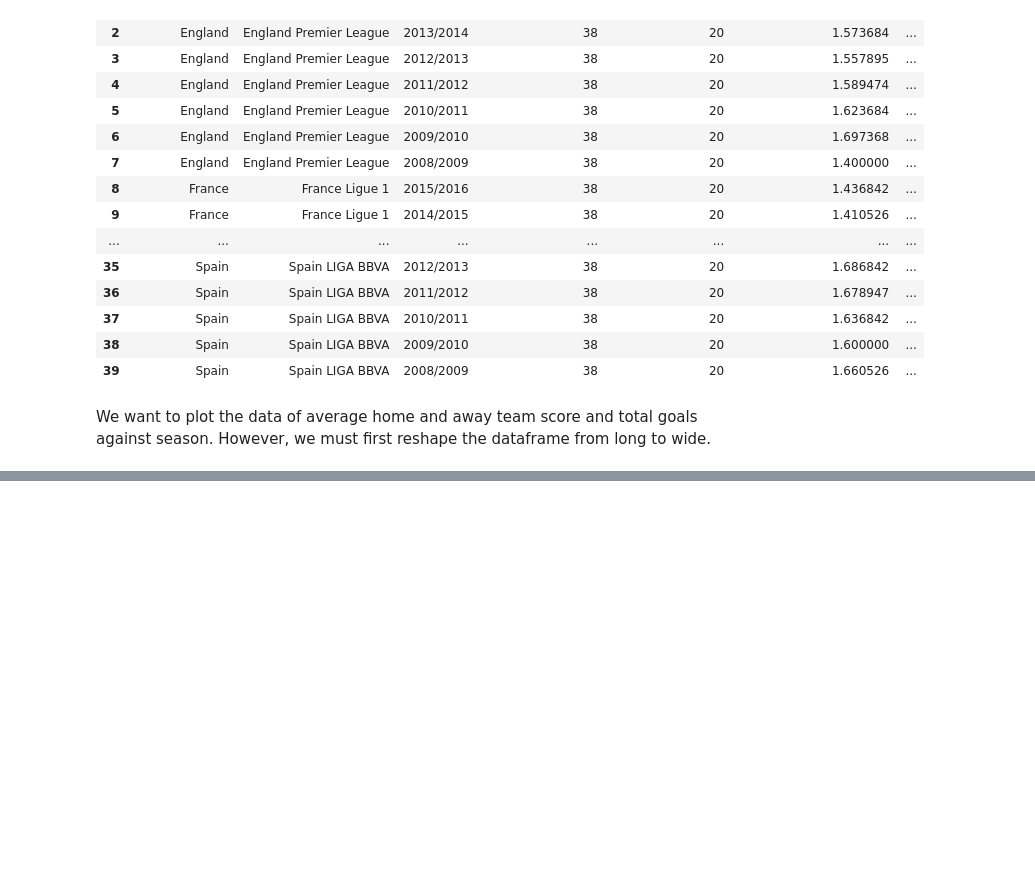
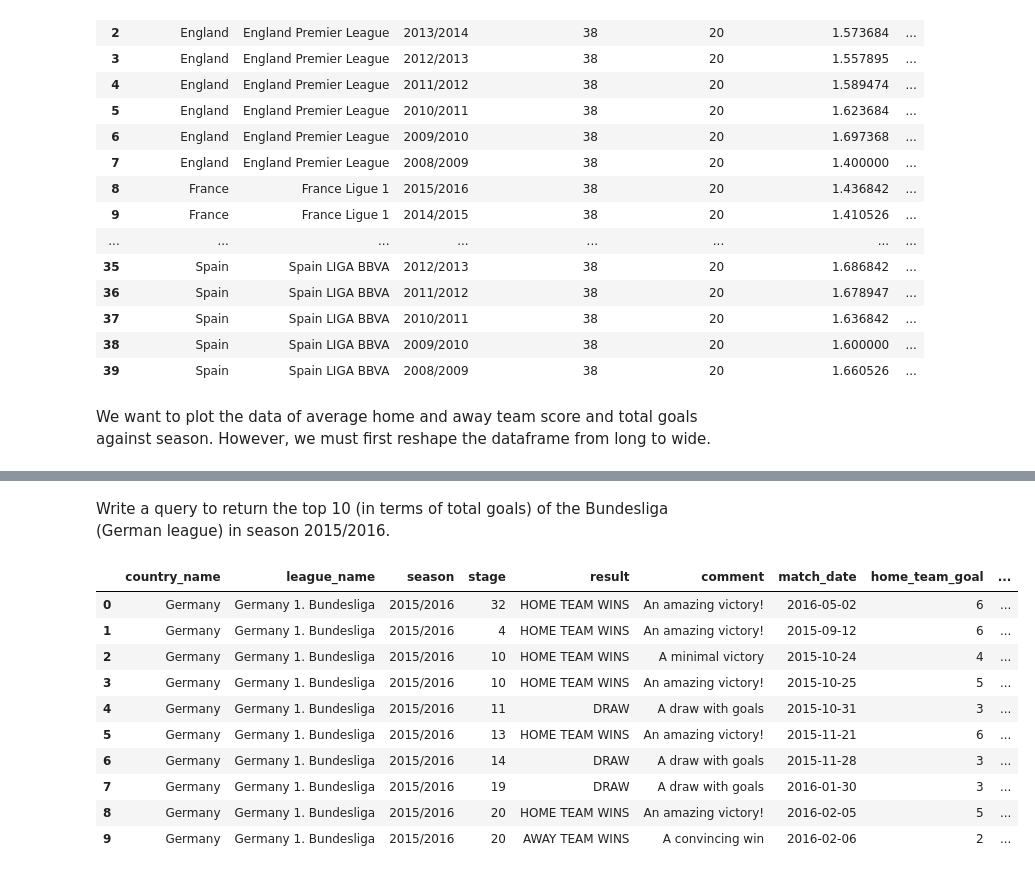
Before and after one commit to kbtran93/sql-european-soccer-analysis, a Jupyter notebook: sql_european_soccer_analysis.ipynb, the cells around one changed output, grey strips where cells are left out. Drawn from its saved outputs; the diff is of its cells as text; code cells hidden in the pictures; blank space fills up the shorter version.

```diff
--- a/sql_european_soccer_analysis.ipynb
+++ b/sql_european_soccer_analysis.ipynb
@@ -244,0 +323,64 @@ df_total_goals.loc[:, 'Spain'] = list(leagues_data.loc[leagues_data['country_nam
+# %% [markdown]
+Write a query to return the top 10 (in terms of total goals) of the Bundesliga (German league) in season 2015/2016.
+# %%
+bundesliga_top10 = pd.read_sql("""
+    SELECT
+        S.country_name,
+        S.league_name,
+        S.season,
+        S.stage,
+        S.result,
+        S.comment,
+        S.match_date,
+        S.home_team_goal,
+        S.away_team_goal,
+        S.home_team_goal + S.away_team_goal AS total_goals,
+        home.team_long_name AS home_team,
+        away.team_long_name AS away_team
+    FROM
+    (
+        SELECT
+            M.*,
+            DATE(M.date) as match_date,
+            CASE
+                WHEN M.home_team_goal = M.away_team_goal THEN 'DRAW'
+                WHEN M.home_team_goal > M.away_team_goal THEN 'HOME TEAM WINS'
+                WHEN M.home_team_goal < M.away_team_goal THEN 'AWAY TEAM WINS'
+            END AS result,
+            CASE
+                WHEN abs(home_team_goal - away_team_goal) >= 3 THEN 'An amazing victory!'
+                WHEN abs(home_team_goal - away_team_goal) = 2 THEN 'A convincing win'
+                WHEN abs(home_team_goal - away_team_goal) = 1 THEN 'A minimal victory'
+                WHEN (home_team_goal = away_team_goal) and home_team_goal > 0 THEN 'A draw with goals'
+                ELSE 'A draw without goals'
+            END AS comment,
+            League.name as league_name,
+            Country.name as country_name
+        FROM Match AS M
+        JOIN League
+            ON M.country_id = League.country_id
+        JOIN Country
+            ON M.country_id = Country.id
+        WHERE
+            M.season = '2015/2016' AND Country.name = 'Germany'
+    ) as S
+    LEFT JOIN Team as home
+        ON S.home_team_api_id = home.team_api_id
+    LEFT JOIN Team as away
+        ON S.away_team_api_id = away.team_api_id
+    ORDER BY total_goals DESC
+    LIMIT 10;""", conn)
+
+bundesliga_top10
+# %% [output]
+|  | country_name | league_name | season | stage | result | comment | match_date | home_team_goal | ... |
+| 0 | Germany | Germany 1. Bundesliga | 2015/2016 | 32 | HOME TEAM WINS | An amazing victory! | 2016-05-02 | 6 | ... |
+| 1 | Germany | Germany 1. Bundesliga | 2015/2016 | 4 | HOME TEAM WINS | An amazing victory! | 2015-09-12 | 6 | ... |
+| 2 | Germany | Germany 1. Bundesliga | 2015/2016 | 10 | HOME TEAM WINS | A minimal victory | 2015-10-24 | 4 | ... |
+| 3 | Germany | Germany 1. Bundesliga | 2015/2016 | 10 | HOME TEAM WINS | An amazing victory! | 2015-10-25 | 5 | ... |
+| 4 | Germany | Germany 1. Bundesliga | 2015/2016 | 11 | DRAW | A draw with goals | 2015-10-31 | 3 | ... |
+| 5 | Germany | Germany 1. Bundesliga | 2015/2016 | 13 | HOME TEAM WINS | An amazing victory! | 2015-11-21 | 6 | ... |
+| 6 | Germany | Germany 1. Bundesliga | 2015/2016 | 14 | DRAW | A draw with goals | 2015-11-28 | 3 | ... |
+| 7 | Germany | Germany 1. Bundesliga | 2015/2016 | 19 | DRAW | A draw with goals | 2016-01-30 | 3 | ... |
+| 8 | Germany | Germany 1. Bundesliga | 2015/2016 | 20 | HOME TEAM WINS | An amazing victory! | 2016-02-05 | 5 | ... |
+| 9 | Germany | Germany 1. Bundesliga | 2015/2016 | 20 | AWAY TEAM WINS | A convincing win | 2016-02-06 | 2 | ... |
```
Also changed, not shown: parts of 10 cells of this notebook.
